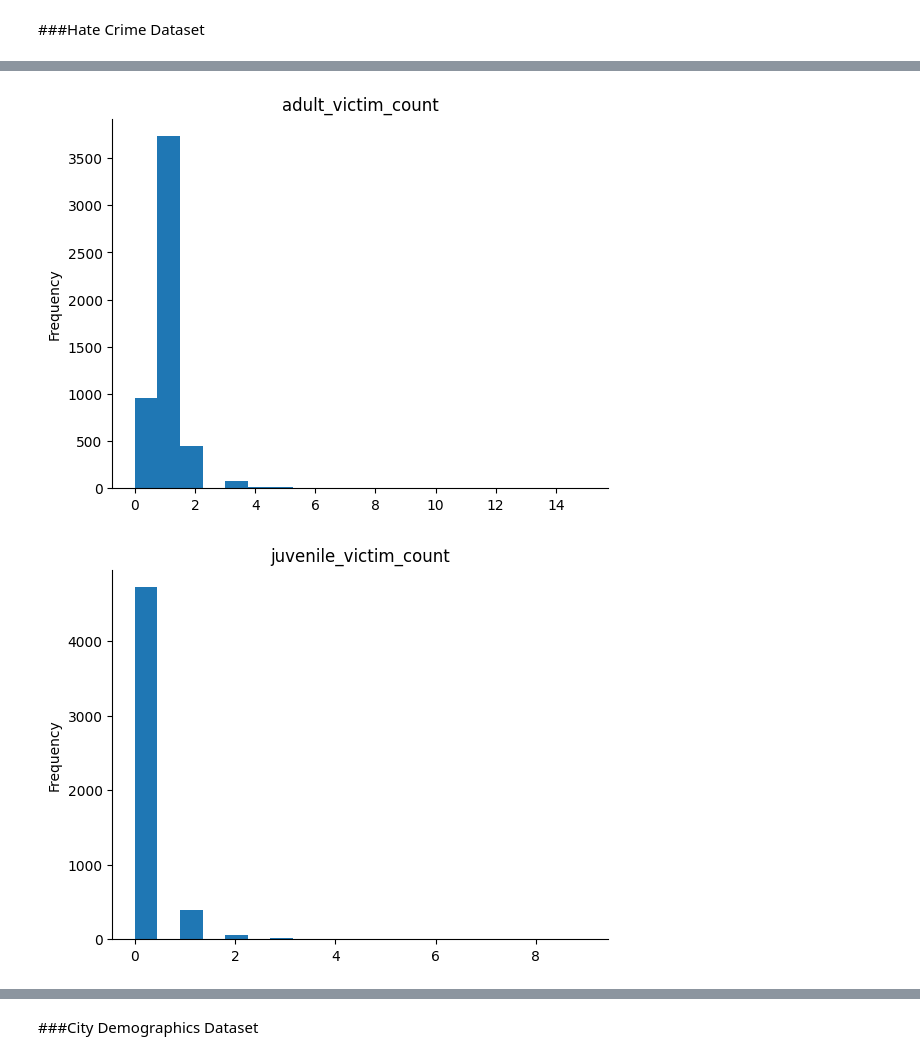
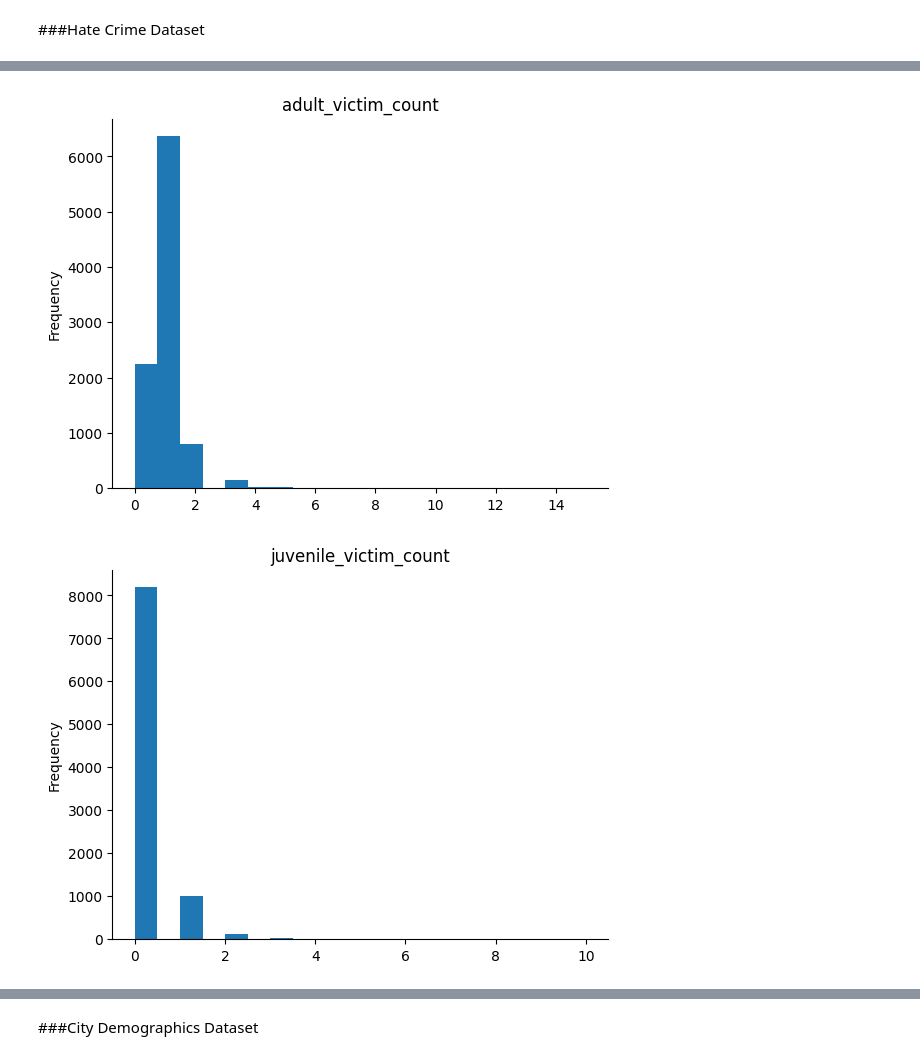
Before and after one commit to IsaacFigNewton/Analyzing-Hate-Crime-Data, a Jupyter notebook: Hate_Crime_Data_Exploration.ipynb, the cells around one changed output, grey strips where cells are left out. Saved outputs shown, nothing was run; the diff lists cells and outputs as text; code cells hidden in the pictures.

```diff
--- a/Hate_Crime_Data_Exploration.ipynb
+++ b/Hate_Crime_Data_Exploration.ipynb
@@ -183,13 +227,13 @@ plt.gca().spines[['top', 'right',]].set_visible(False)
 # %%
-merged_df['adult_victim_count'].plot(kind='hist', bins=20, title='adult_victim_count')
+crime_df['adult_victim_count'].plot(kind='hist', bins=20, title='adult_victim_count')
 plt.gca().spines[['top', 'right',]].set_visible(False)
 # %% [output]
-[figure, old version]
+[figure, new version]
 # %%
-merged_df['juvenile_victim_count'].plot(kind='hist', bins=20, title='juvenile_victim_count')
+crime_df['juvenile_victim_count'].plot(kind='hist', bins=20, title='juvenile_victim_count')
 plt.gca().spines[['top', 'right',]].set_visible(False)
 # %% [output]
-[figure, old version]
+[figure, new version]
 # %%
 plt.subplots(figsize=(8, 8))
 df_2dhist = pd.DataFrame({
```
Also changed, not shown: parts of 17 cells of this notebook.
